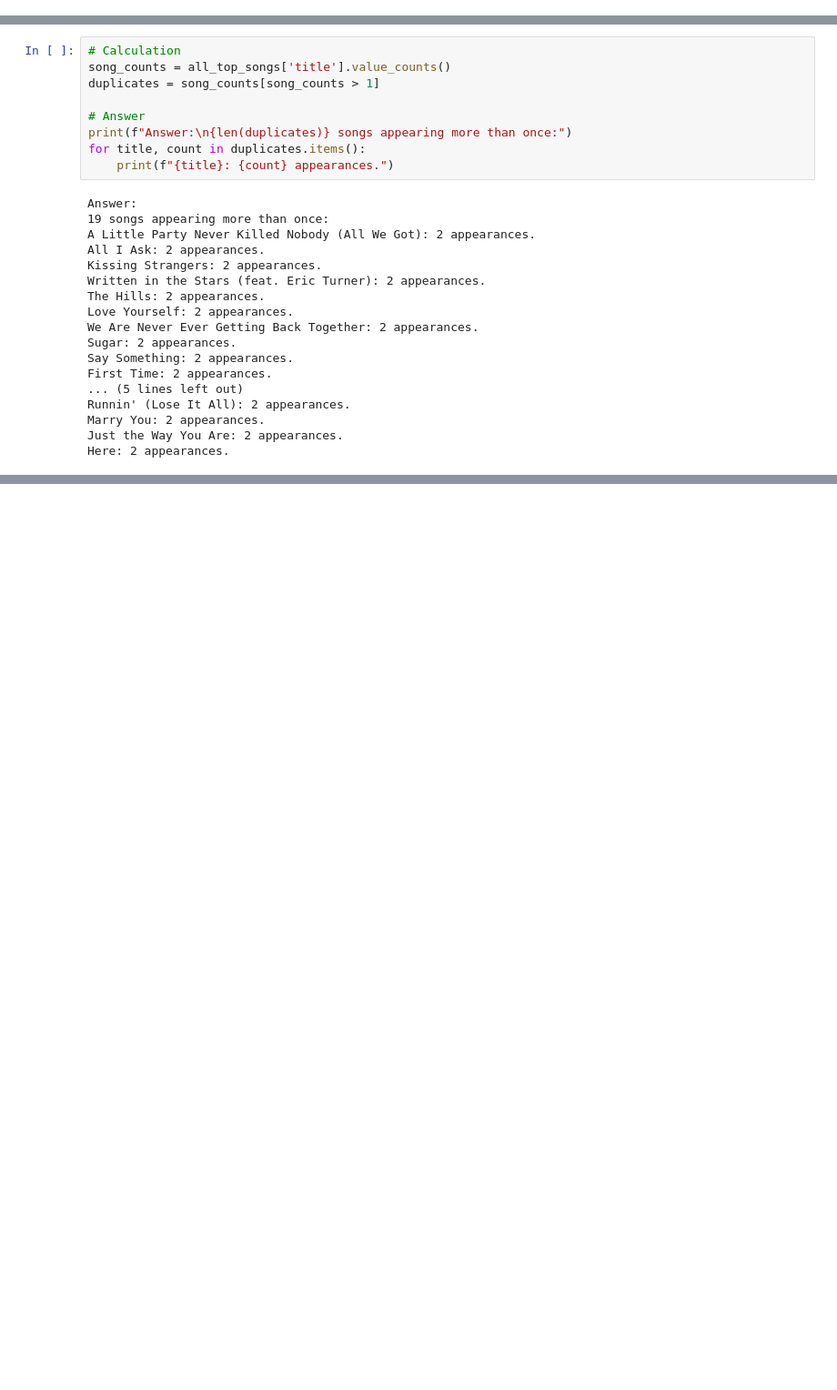
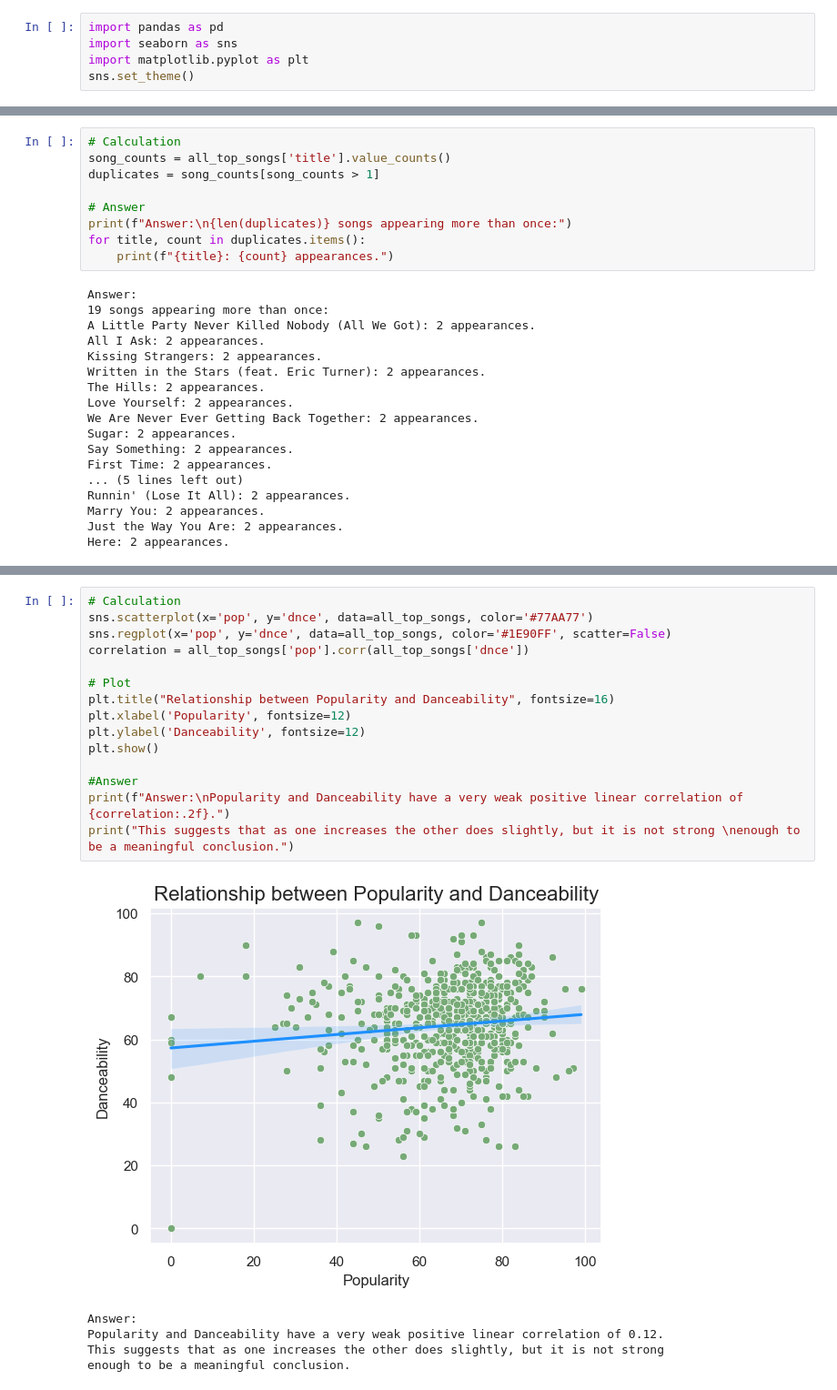
Before and after one commit to dtoshm/data_project_seven, a Jupyter notebook: music_analysis.ipynb, the cells around one changed output, grey strips where cells are left out. Shown at 91% size. Cells and saved outputs as stored; diff of their text form; blank space fills up the shorter version.

Commit message:
0.7 - Question 7
Answered question 7, involving the first plot of the project.

```diff
--- a/music_analysis.ipynb
+++ b/music_analysis.ipynb
@@ -7,3 +5,8 @@ import pandas as pd
+# %%
+import pandas as pd
+import seaborn as sns
+import matplotlib.pyplot as plt
+sns.set_theme()
 # %% [markdown]
 ## 1. Combine all of the CSV files into a single dataset using Pandas. It should be held in a variable called "all_top_songs".
 # %% [markdown]
@@ -144,0 +156,21 @@ Here: 2 appearances.
+# %%
+# Calculation
+sns.scatterplot(x='pop', y='dnce', data=all_top_songs, color='#77AA77')
+sns.regplot(x='pop', y='dnce', data=all_top_songs, color='#1E90FF', scatter=False)
+correlation = all_top_songs['pop'].corr(all_top_songs['dnce'])
+
+# Plot
+plt.title("Relationship between Popularity and Danceability", fontsize=16)
+plt.xlabel('Popularity', fontsize=12)
+plt.ylabel('Danceability', fontsize=12)
+plt.show()
+
+#Answer
+print(f"Answer:\nPopularity and Danceability have a very weak positive linear correlation of {correlation:.2f}.")
+print("This suggests that as one increases the other does slightly, but it is not strong \nenough to be a meaningful conclusion.")
+# %% [output]
+[figure, added]
+Answer:
+Popularity and Danceability have a very weak positive linear correlation of 0.12.
+This suggests that as one increases the other does slightly, but it is not strong
+enough to be a meaningful conclusion.
```
Also changed, not shown: parts of 4 cells of this notebook.
